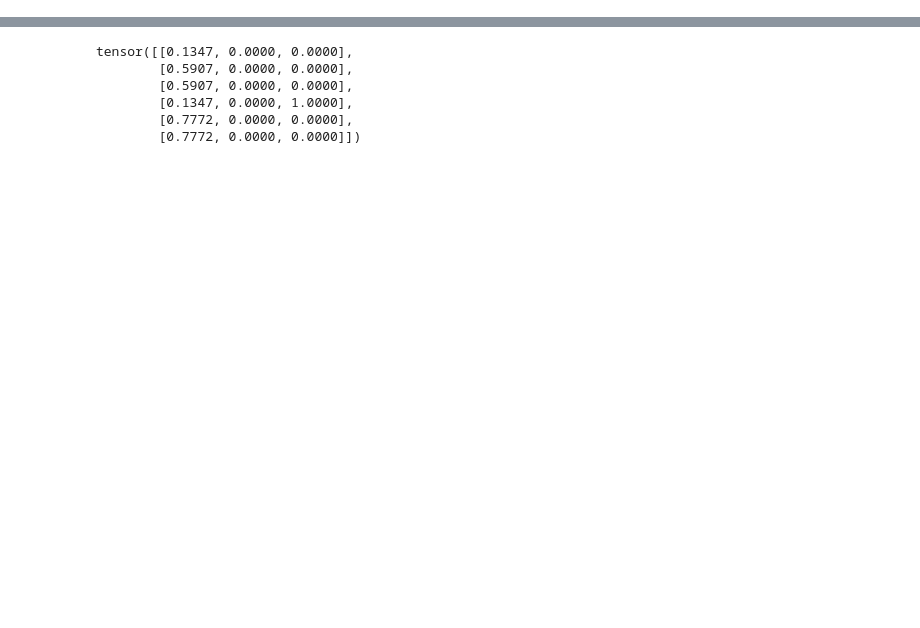
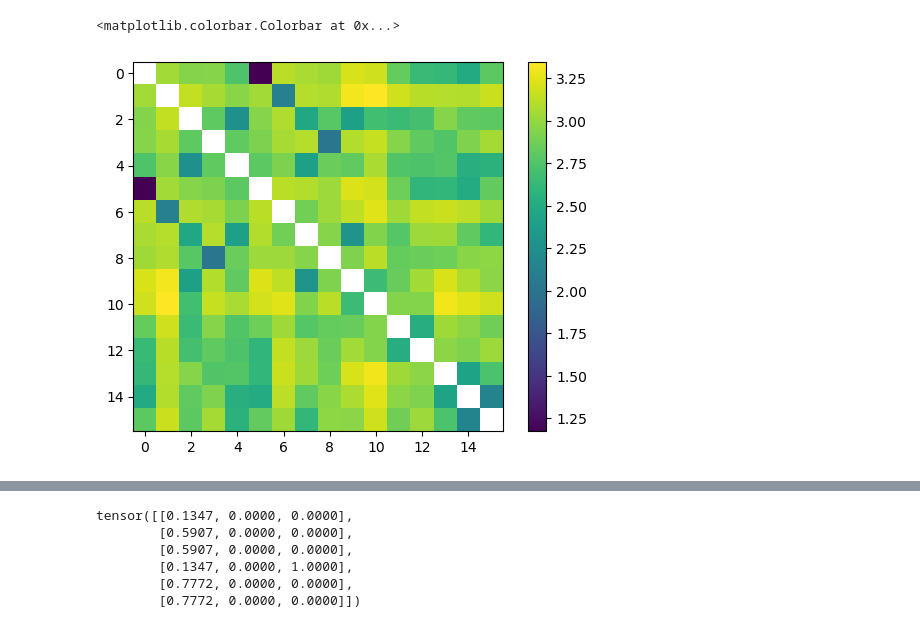
Before and after one commit to deGravity/hybridbrep, a Jupyter notebook: notebooks/dev_hybrid_part.ipynb, the cells around one changed output, grey strips where cells are left out. Drawn from its saved outputs; the diff is of its cells as text; code cells hidden in the pictures; blank space fills up the shorter version.

```diff
--- a/notebooks/dev_hybrid_part.ipynb
+++ b/notebooks/dev_hybrid_part.ipynb
@@ -462,3 +468,15 @@ Face 11:
 # %%
 dat = next(iter(dl))
 dat
+# %%
+n_f = f_codes.shape[0]
+c_diffs = torch.zeros(n_f, n_f)
+for i in range(n_f):
+    for j in range(n_f):
+        c_diffs[i,j] = (f_codes[i] - f_codes[j]).abs().sum()
+
+plt.imshow(torch.log(c_diffs))
+plt.colorbar()
+# %% [output]
+<matplotlib.colorbar.Colorbar at 0x...>
+[figure, added]
```
Also changed, not shown: parts of 5 cells of this notebook, 7 other files.
